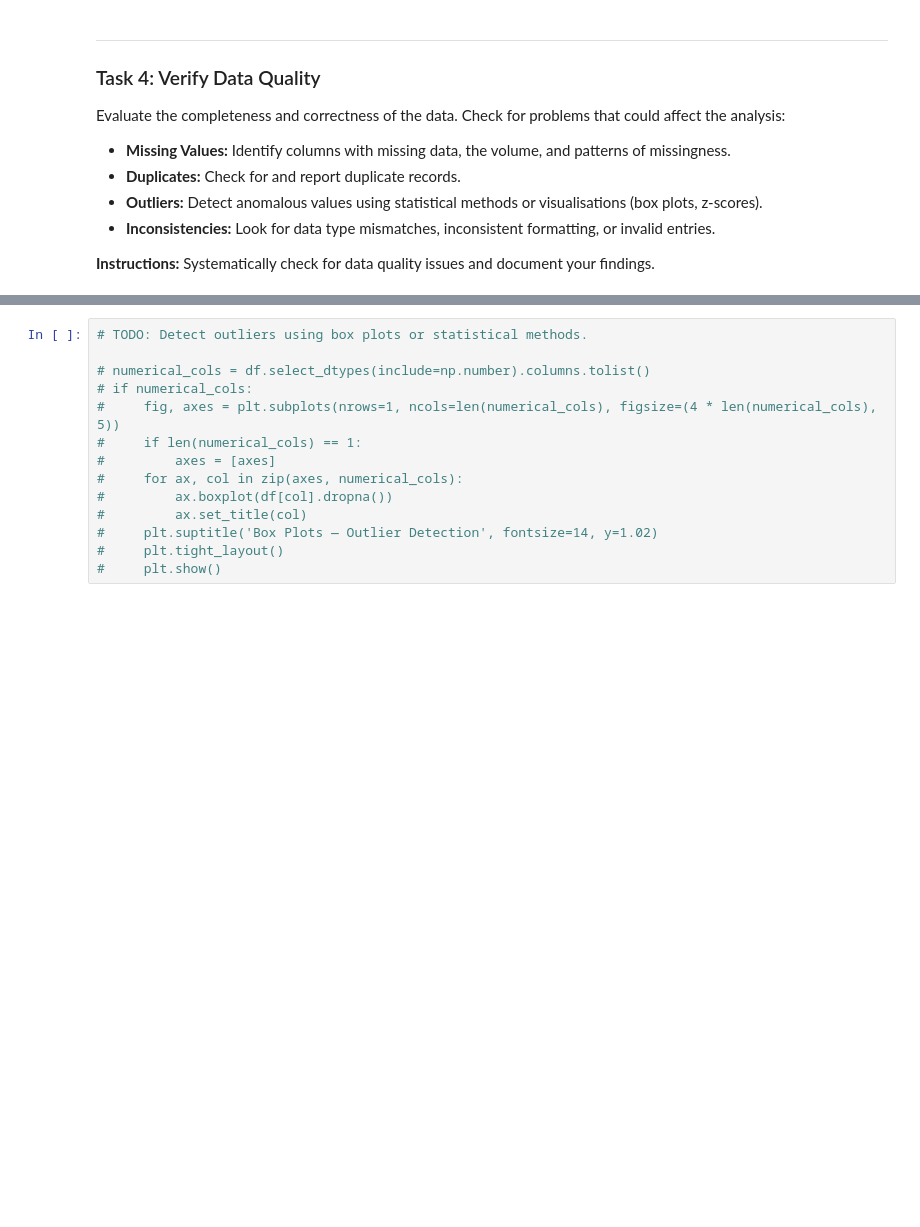
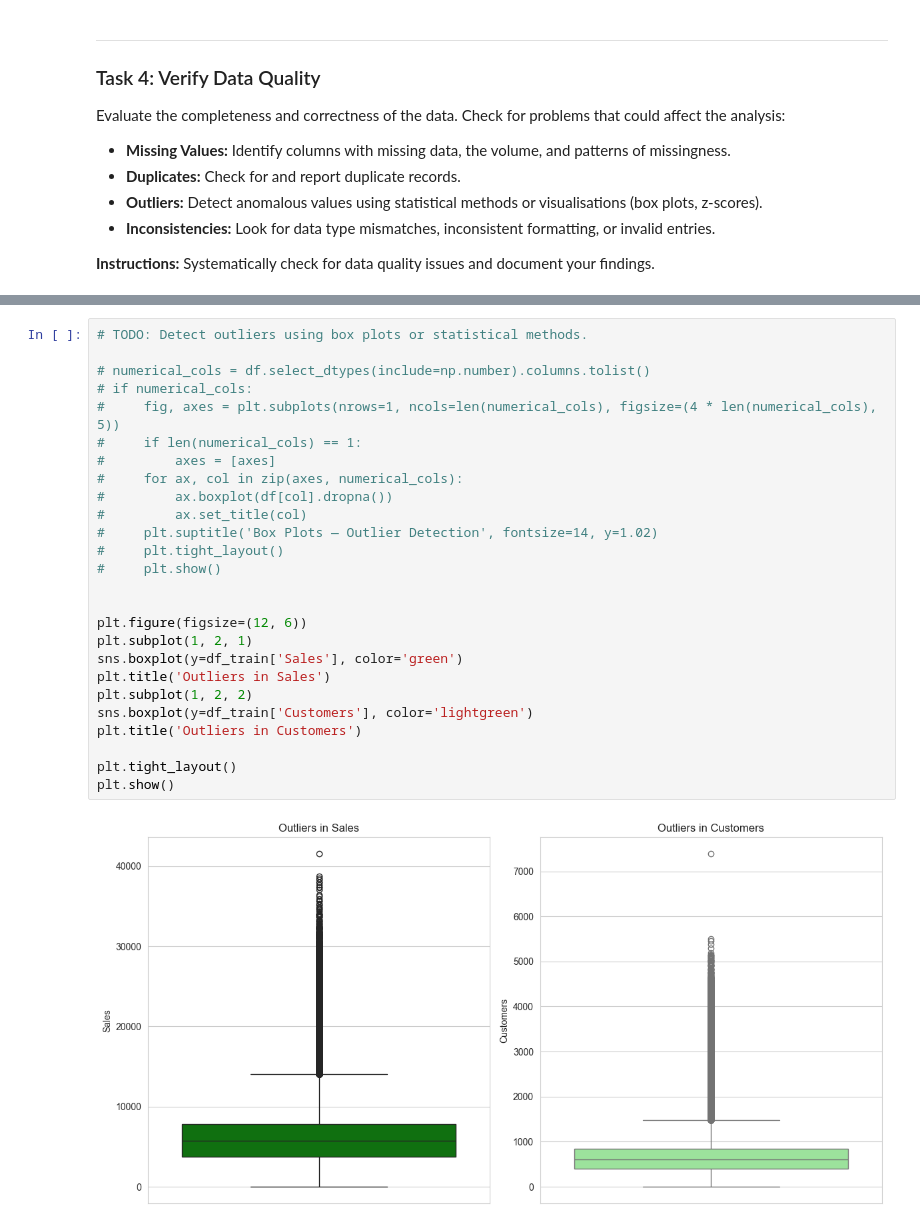
Before and after one commit to ali-albakri/KH5004CMD-Rossmann, a Jupyter notebook: notebooks/Phase_2_Data_Understanding.ipynb, the cells around one changed output, grey strips where cells are left out. Cells and saved outputs as stored; diff of their text form; blank space fills up the shorter version.

```diff
--- a/notebooks/Phase_2_Data_Understanding.ipynb
+++ b/notebooks/Phase_2_Data_Understanding.ipynb
@@ -322,14 +342,28 @@ Evaluate the completeness and correctness of the data. Check for problems that c
 # %%
 # TODO: Detect outliers using box plots or statistical methods.
 
 # numerical_cols = df.select_dtypes(include=np.number).columns.tolist()
 # if numerical_cols:
 #     fig, axes = plt.subplots(nrows=1, ncols=len(numerical_cols), figsize=(4 * len(numerical_cols), 5))
 #     if len(numerical_cols) == 1:
 #         axes = [axes]
 #     for ax, col in zip(axes, numerical_cols):
 #         ax.boxplot(df[col].dropna())
 #         ax.set_title(col)
 #     plt.suptitle('Box Plots — Outlier Detection', fontsize=14, y=1.02)
 #     plt.tight_layout()
 #     plt.show()
+
+
+plt.figure(figsize=(12, 6))
+plt.subplot(1, 2, 1)
+sns.boxplot(y=df_train['Sales'], color='green')
+plt.title('Outliers in Sales')
+plt.subplot(1, 2, 2)
+sns.boxplot(y=df_train['Customers'], color='lightgreen')
+plt.title('Outliers in Customers')
+
+plt.tight_layout()
+plt.show()
+# %% [output]
+[figure, added]
```
Also changed, not shown: parts of 4 cells of this notebook.
